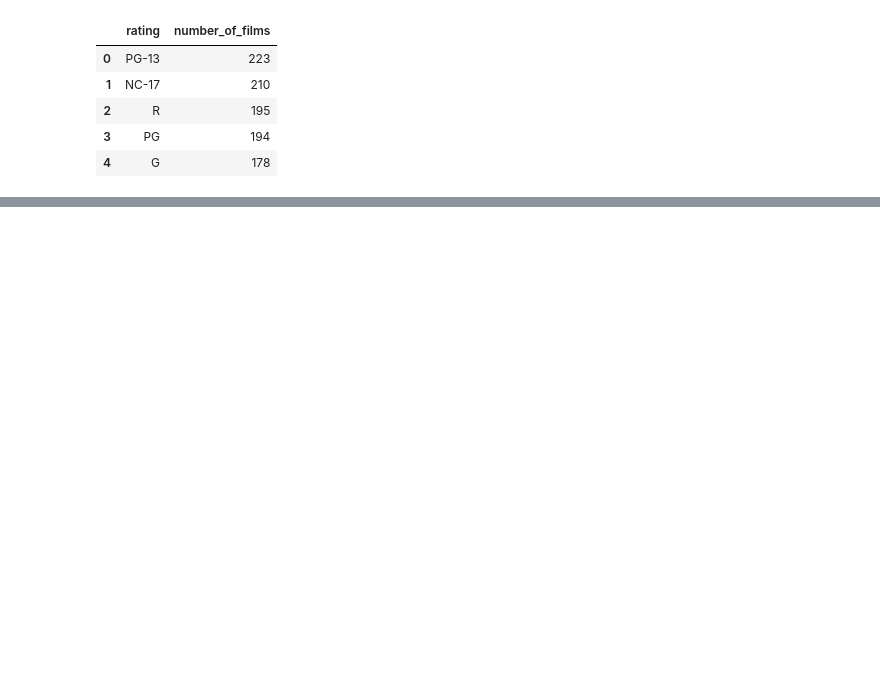
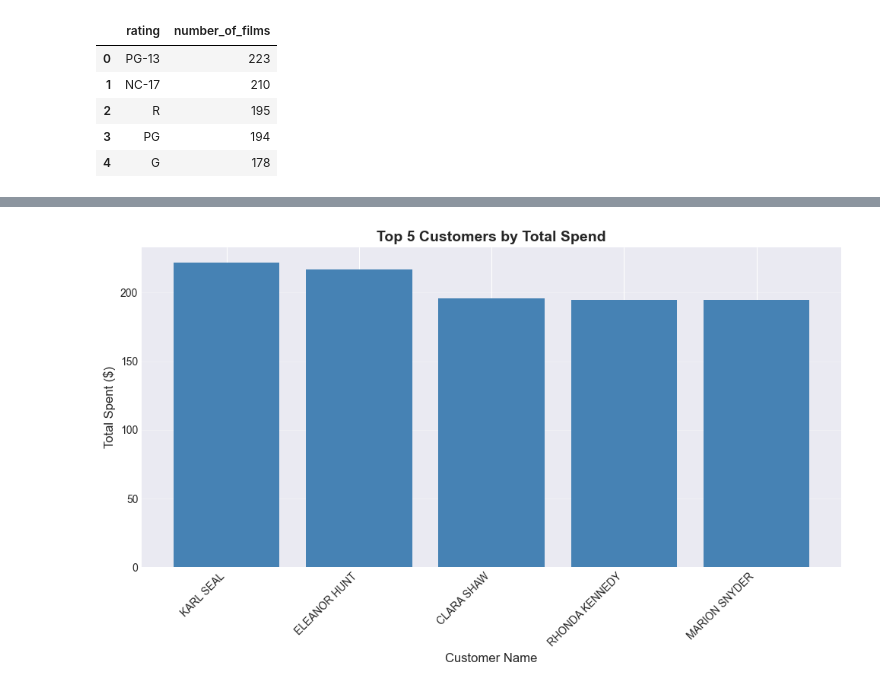
Before and after one commit to jazzuss/Sakila-Lab_Jasmin, a Jupyter notebook: notebooks/sakila_analysis.ipynb, the cells around one changed output, grey strips where cells are left out. Drawn from its saved outputs; the diff is of its cells as text; code cells hidden in the pictures; blank space fills up the shorter version.

```diff
--- a/notebooks/sakila_analysis.ipynb
+++ b/notebooks/sakila_analysis.ipynb
@@ -341,0 +334,16 @@ films_by_language
+# %%
+# Query for top 5 customers by total spending
+query_2a = """
+SELECT
+    c.first_name || ' ' || c.last_name AS customer_name,
+    SUM(p.amount) AS total_spent
+FROM customer c
+JOIN payment p ON c.customer_id = p.customer_id
+GROUP BY c.customer_id, c.first_name, c.last_name
+ORDER BY total_spent DESC
+LIMIT 5
+"""
+
+top_customers = query_sakila(query_2a)
+print("Top 5 customers by total spending:")
+top_customers
@@ -341,0 +358,15 @@ films_by_language
+# %%
+# Create bar chart for top 5 customers
+import matplotlib.pyplot as plt
+
+plt.figure(figsize=(10, 6))
+plt.bar(top_customers['customer_name'], top_customers['total_spent'], color='steelblue')
+plt.xlabel('Customer Name', fontsize=12)
+plt.ylabel('Total Spent ($)', fontsize=12)
+plt.title('Top 5 Customers by Total Spend', fontsize=14, fontweight='bold')
+plt.xticks(rotation=45, ha='right')
+plt.grid(axis='y', alpha=0.3)
+plt.tight_layout()
+plt.show()
+# %% [output]
+[figure, added]
```
Also changed, not shown: parts of 39 cells of this notebook, 27 other files.
